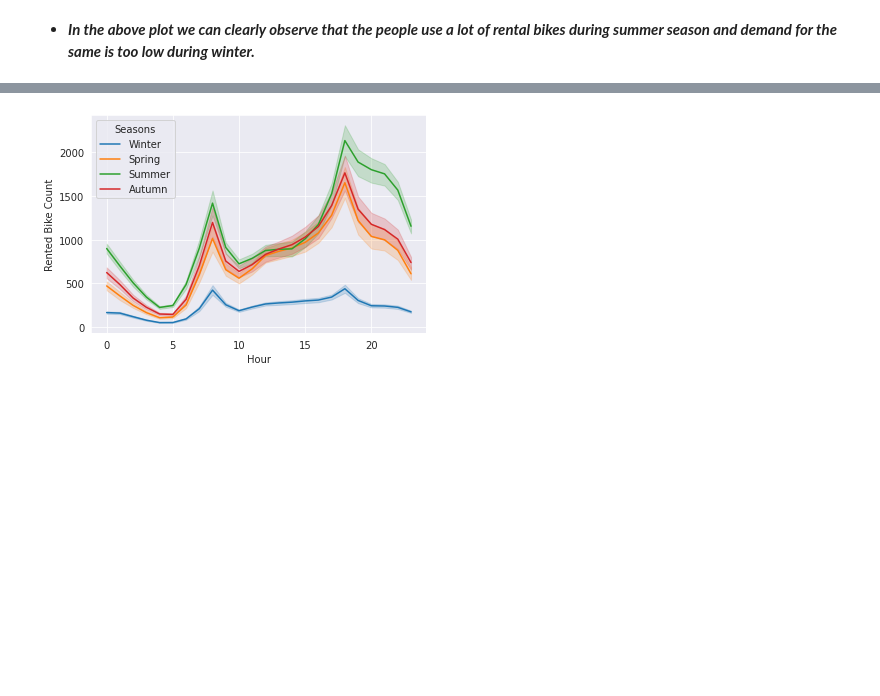
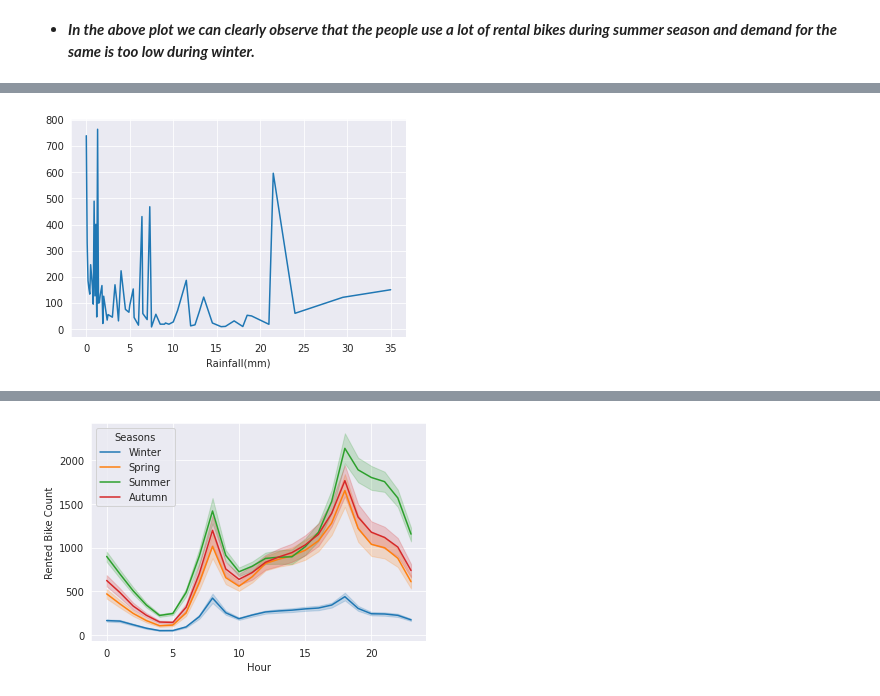
Before and after one commit to LikhithRam/Bike-demand-prediction, a Jupyter notebook: ML_Regression_Capstone__Project.ipynb, the cells around one changed output, grey strips where cells are left out. Cells and saved outputs as stored; diff of their text form; code cells hidden in the pictures; blank space fills up the shorter version.

```diff
--- a/ML_Regression_Capstone__Project.ipynb
+++ b/ML_Regression_Capstone__Project.ipynb
@@ -364,0 +351,7 @@ plt.show()
+# %%
+# Line plot to visulize rainfall affecting to the Rented Bike Count
+
+df.groupby('Rainfall(mm)').mean()['Rented Bike Count'].plot()
+plt.show()
+# %% [output]
+[figure, added]
```
Also changed, not shown: parts of 35 cells of this notebook.
